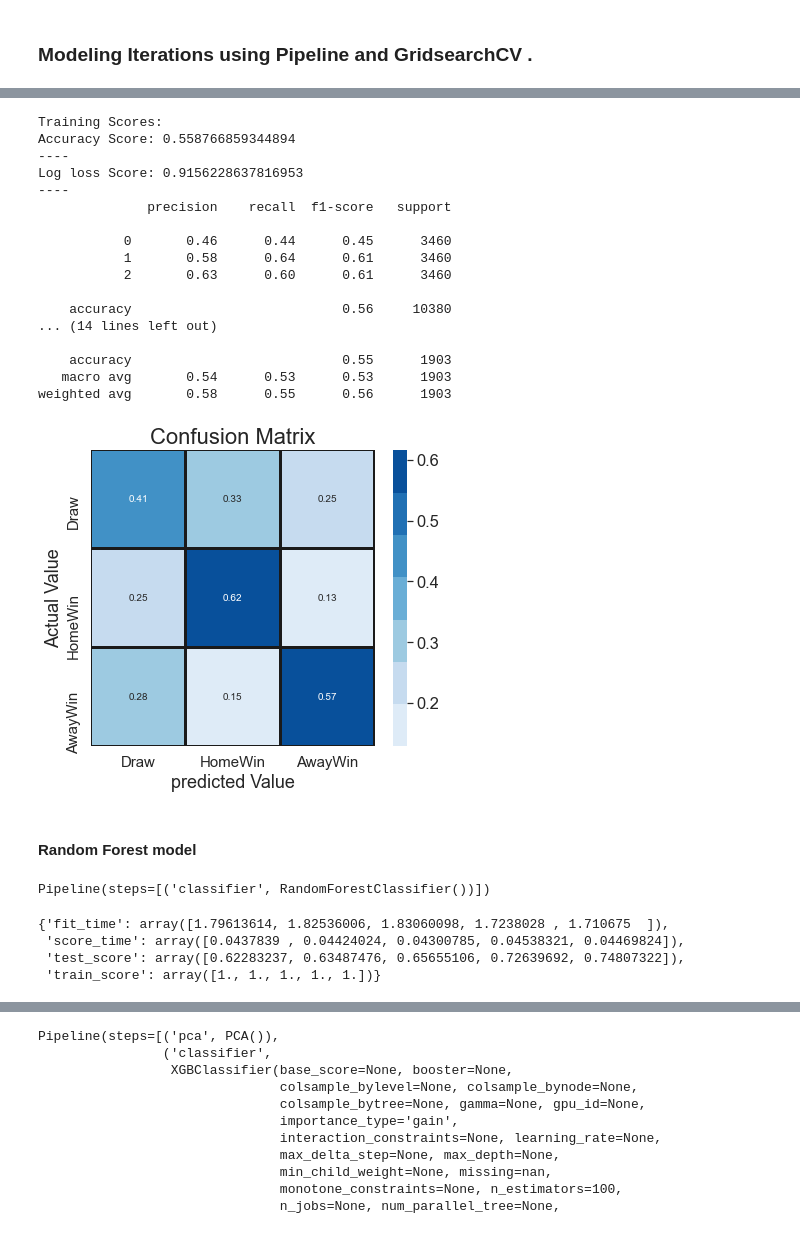
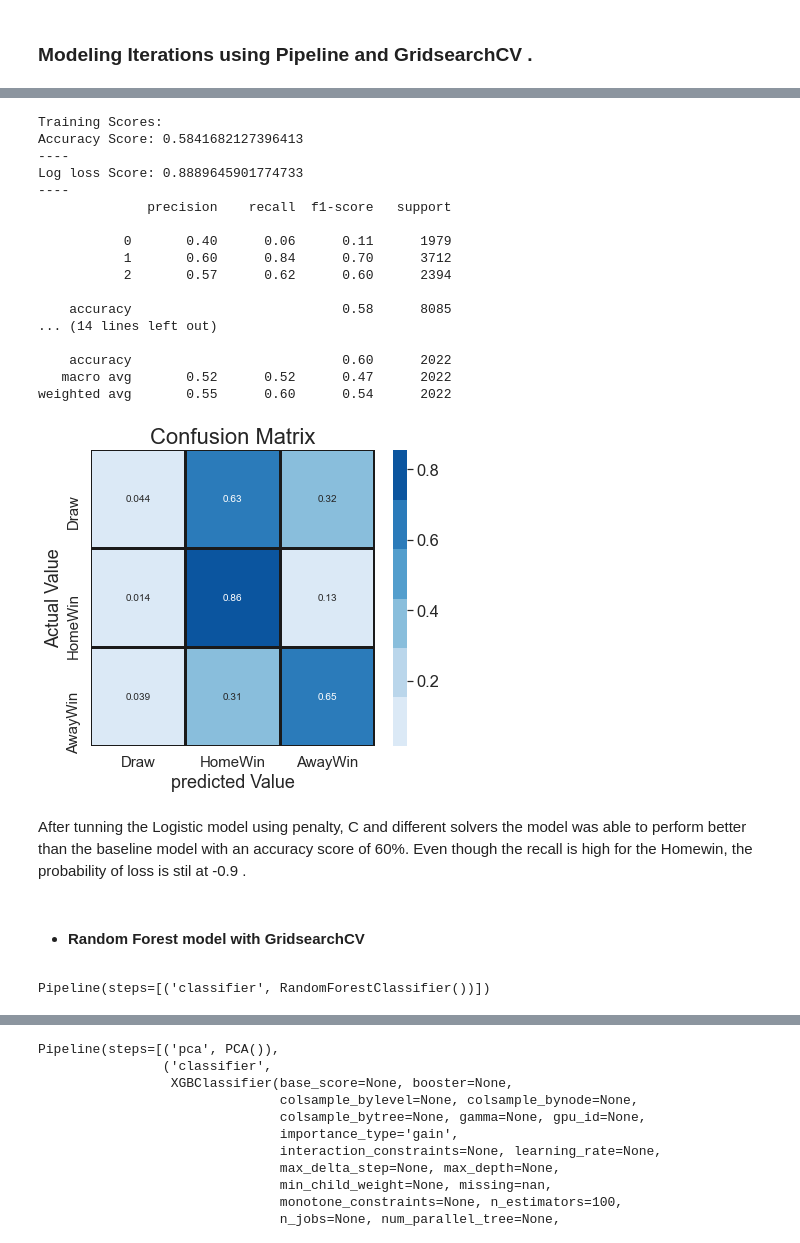
Before and after one commit to Teetee-lab/SoccerMatchBetting, a Jupyter notebook: Notebooks/SoccerMatchBetting.ipynb, the cells around one changed output, grey strips where cells are left out. Saved outputs shown, nothing was run; the diff lists cells and outputs as text; code cells hidden in the pictures.

```diff
--- a/Notebooks/SoccerMatchBetting.ipynb
+++ b/Notebooks/SoccerMatchBetting.ipynb
@@ -899,0 +791,4 @@ Text(97.5, 0.5, 'Actual Value')
+# %%
+#instantiate the Decision Tree classifier
+baseline_model = DecisionTreeClassifier()
+baseline_model.fit(X_train_scaled,y_train)
@@ -949,5 +927,5 @@ The Random Forest Model seems to be performing better than other models even tho
 # %%
 #instantiate a pipeline with the steps
-d_tree = Pipeline(steps=[('classifier', DecisionTreeClassifier())])
-d_tree
+lg_model = Pipeline(steps=[('classifier', LogisticRegression(multi_class="multinomial"))])
+lg_model
 # %% [output]
@@ -965,16 +935,15 @@ cross_validate(d_tree,X_train_resampled, y_train_resampled, return_train_score=T
 #use the max_depth
 #use best splitter
 param = [{
-    'classifier__criterion':['gini','entropy'],
-    'classifier__splitter':['best','random'],
-    'classifier__max_depth': [5,10,50],
-    'classifier__min_samples_split':[10,20,100]}]
+    'classifier__penalty':['l2', 'elasticnet'],
+    'classifier__C':[1.5,1.0,2.0,5.0,6.0],
+    'classifier__solver': ['newton-cg', 'lbfgs','sag', 'saga','liblinear']}]
 
-grid = GridSearchCV(estimator= d_tree,
-                    param_grid = param, scoring='accuracy')
+grid = GridSearchCV(estimator= lg_model,
+                    param_grid = param, scoring='accuracy',cv =5)
 # %%
 #fit the grid on the training dataset
-output = grid.fit(X_train_resampled, y_train_resampled)
+output = grid.fit(X_train_scaled, y_train)
 #put the results in a dataframe
 pd.DataFrame(output.cv_results_)
 # %% [output]
@@ -1011,40 +979,35 @@ output.best_score_
 # %%
 #evaluate the model on the train and test set
-evaluate_model(output.best_estimator_,X_train_resampled,X_test_scaled,y_train_resampled,y_test)
+evaluate_model(output.best_estimator_, X_train_scaled, X_test_scaled, y_train, y_test)
 # %% [output]
 Training Scores:
-Accuracy Score: 0.558766859344894
+Accuracy Score: 0.5841682127396413
 ----
-Log loss Score: 0.9156228637816953
+Log loss Score: 0.8889645901774733
 ----
               precision    recall  f1-score   support
 
-           0       0.46      0.44      0.45      3460
-           1       0.58      0.64      0.61      3460
-           2       0.63      0.60      0.61      3460
+           0       0.40      0.06      0.11      1979
+           1       0.60      0.84      0.70      3712
+           2       0.57      0.62      0.60      2394
 
-    accuracy                           0.56     10380
+    accuracy                           0.58      8085
 ... (14 lines left out)
 
-    accuracy                           0.55      1903
-   macro avg       0.54      0.53      0.53      1903
-weighted avg       0.58      0.55      0.56      1903
+    accuracy                           0.60      2022
+   macro avg       0.52      0.52      0.47      2022
+weighted avg       0.55      0.60      0.54      2022
-[figure, old version]
+[figure, new version]
+# %% [markdown]
+After tunning the Logistic model using penalty, C and different solvers the model was able to perform better than the baseline model with an accuracy score of 60%. Even though the recall is high for the Homewin, the probability of loss is stil at -0.9 .
 # %% [markdown]
-#### Random Forest model
+- #### Random Forest model with GridsearchCV
 # %%
 #instantiate a pipeline with the steps
 Random_forest = Pipeline(steps=[('classifier', RandomForestClassifier())])
 Random_forest
 # %% [output]
 Pipeline(steps=[('classifier', RandomForestClassifier())])
-# %%
-cross_validate(Random_forest,X_train_resampled, y_train_resampled, return_train_score=True)
-# %% [output]
-{'fit_time': array([1.79613614, 1.82536006, 1.83060098, 1.7238028 , 1.710675  ]),
- 'score_time': array([0.0437839 , 0.04424024, 0.04300785, 0.04538321, 0.04469824]),
- 'test_score': array([0.62283237, 0.63487476, 0.65655106, 0.72639692, 0.74807322]),
- 'train_score': array([1., 1., 1., 1., 1.])}
 # %%
 param = [{
     'classifier__criterion':['gini','entropy'],
```
Also changed, not shown: parts of 118 cells of this notebook, 7 other files.
